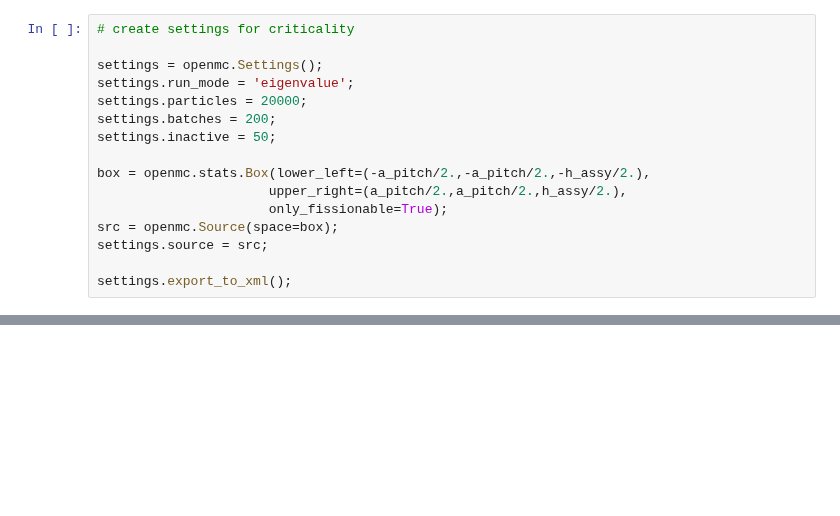
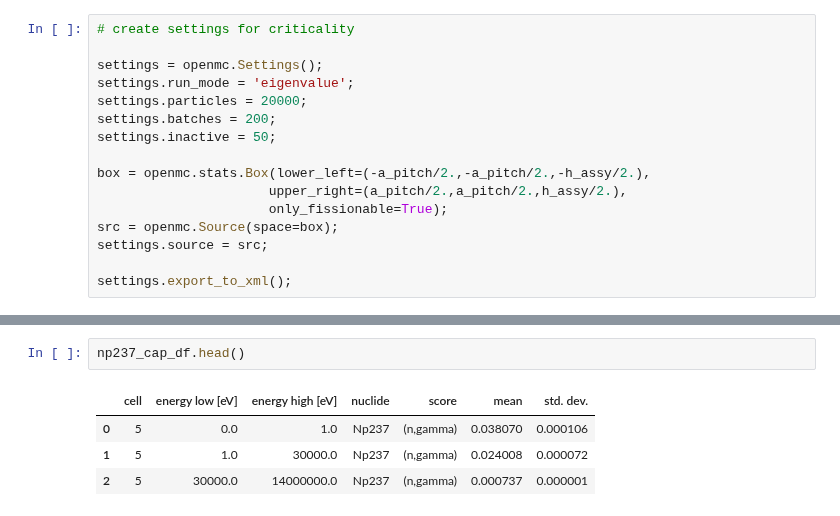
Before and after one commit to stu314159/er362_omc, a Jupyter notebook: examples/pu238_maker/Pu238_Maker.ipynb, the cells around one changed output, grey strips where cells are left out. Drawn from its saved outputs; the diff is of its cells as text; blank space fills up the shorter version.

```diff
--- a/examples/pu238_maker/Pu238_Maker.ipynb
+++ b/examples/pu238_maker/Pu238_Maker.ipynb
@@ -304,0 +368,7 @@ openmc.run()
+# %%
+np237_cap_df.head()
+# %% [output]
+|  | cell | energy low [eV] | energy high [eV] | nuclide | score | mean | std. dev. |
+| 0 | 5 | 0.0 | 1.0 | Np237 | (n,gamma) | 0.038070 | 0.000106 |
+| 1 | 5 | 1.0 | 30000.0 | Np237 | (n,gamma) | 0.024008 | 0.000072 |
+| 2 | 5 | 30000.0 | 14000000.0 | Np237 | (n,gamma) | 0.000737 | 0.000001 |
```
Also changed, not shown: parts of 6 cells of this notebook.
